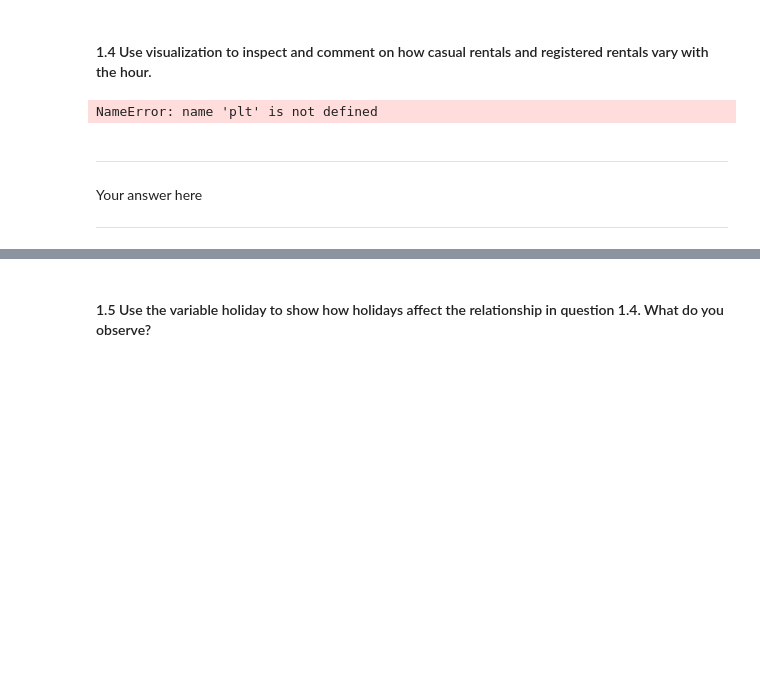
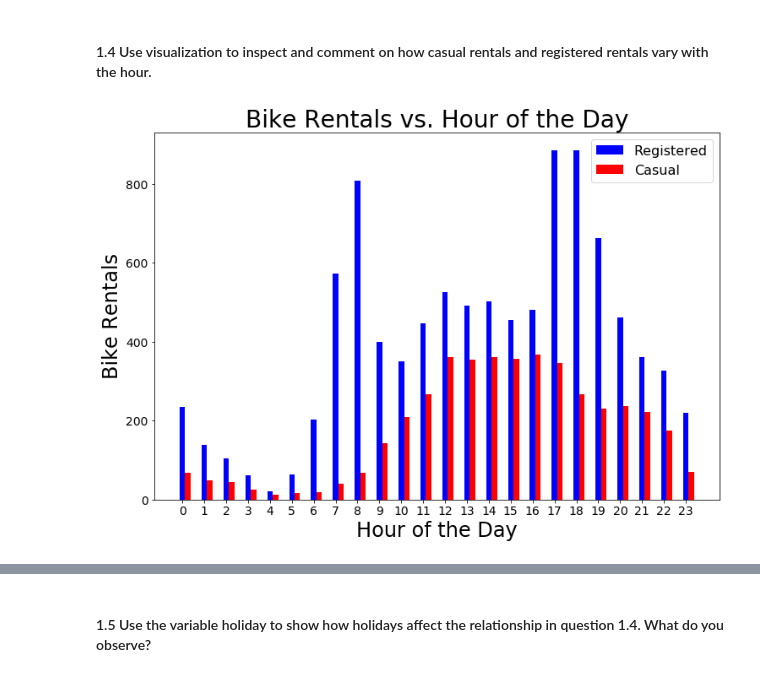
Before and after one commit to ejohnsson/CS109A, a Jupyter notebook: HW3_Erik.ipynb, the cells around one changed output, grey strips where cells are left out. Drawn from its saved outputs; the diff is of its cells as text; code cells hidden in the pictures; blank space fills up the shorter version.

```diff
--- a/HW3_Erik.ipynb
+++ b/HW3_Erik.ipynb
@@ -209,16 +190,17 @@ for i in range(0, len(bikes_df)):
 bikes_df['counts'] = count_list
 # %% [markdown]
 #### 1.4 Use visualization to inspect and comment on how casual rentals and registered rentals vary with the hour.
-# %%
-# your code here
-#X = np.arange(24)
-
-#ax = plt.subplot(111)
-#ax.bar(bikes_df['hour'], bikes_df['registered'])
-#plt.show()
-plt.plot(bikes_df['hour'], bikes_df['registered'])
-# %% [output]
-NameError: name 'plt' is not defined
-# %% [markdown]
-<HR>
-Your answer here<HR>
+# %%
+fig, ax = plt.subplots(1,1, figsize=(12,8))
+
+ax.bar(bikes_df['hour'], bikes_df['registered'], color='b', width=0.25, label='Registered')
+ax.bar(bikes_df['hour'] + 0.25, bikes_df['casual'], color='r', width=0.25, label='Casual')
+ax.set_xlabel('Hour of the Day', fontsize=24)
+ax.set_ylabel('Bike Rentals',fontsize=24)
+ax.set_title('Bike Rentals vs. Hour of the Day', fontsize=28)
+ax.set_xticks(np.arange(0, 24, step=1))
+ax.tick_params(axis='both', which='major', labelsize=14)
+ax.legend(prop={'size':16})
+plt.show()
+# %% [output]
+[figure, added]
```
Also changed, not shown: parts of 28 cells of this notebook.
